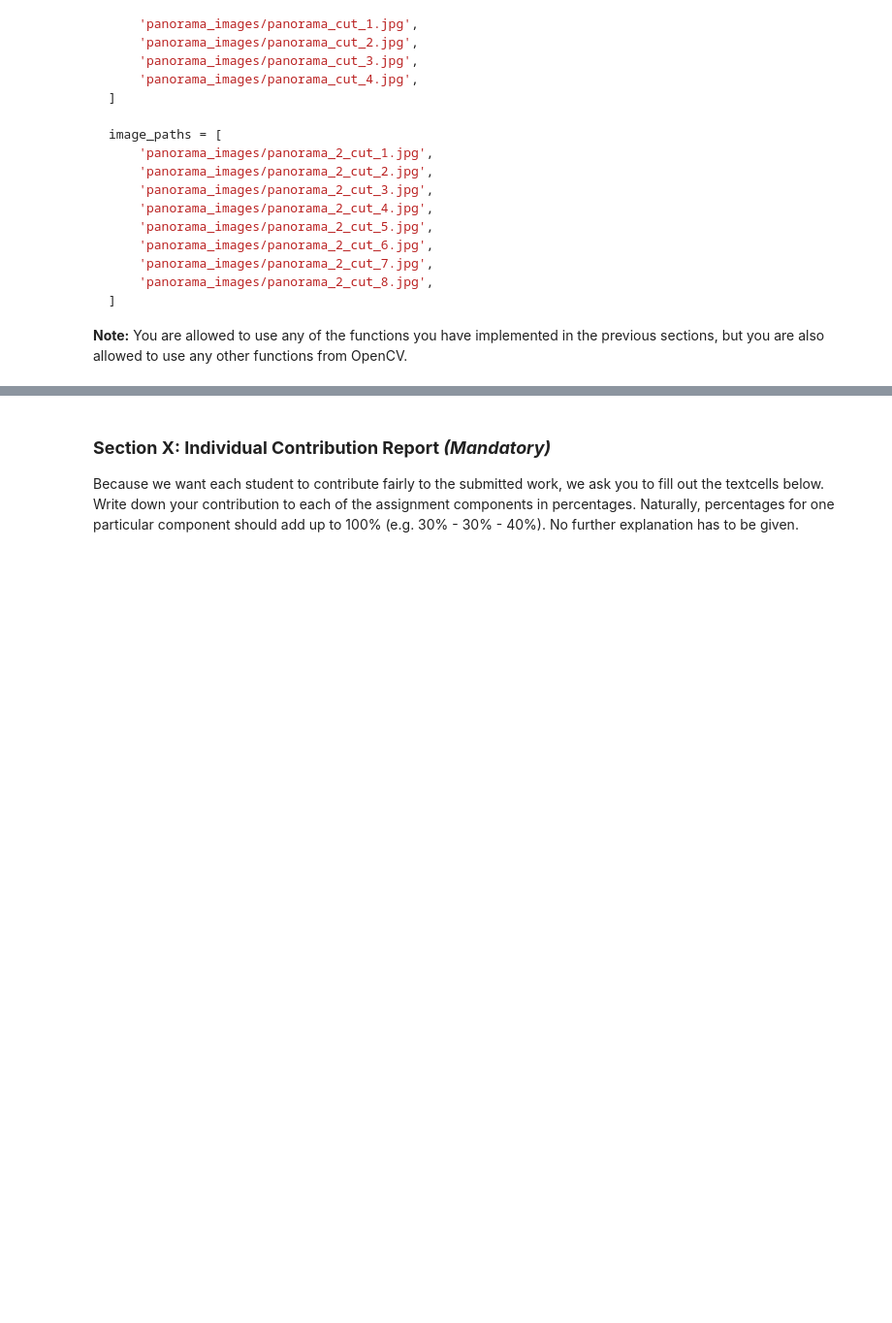
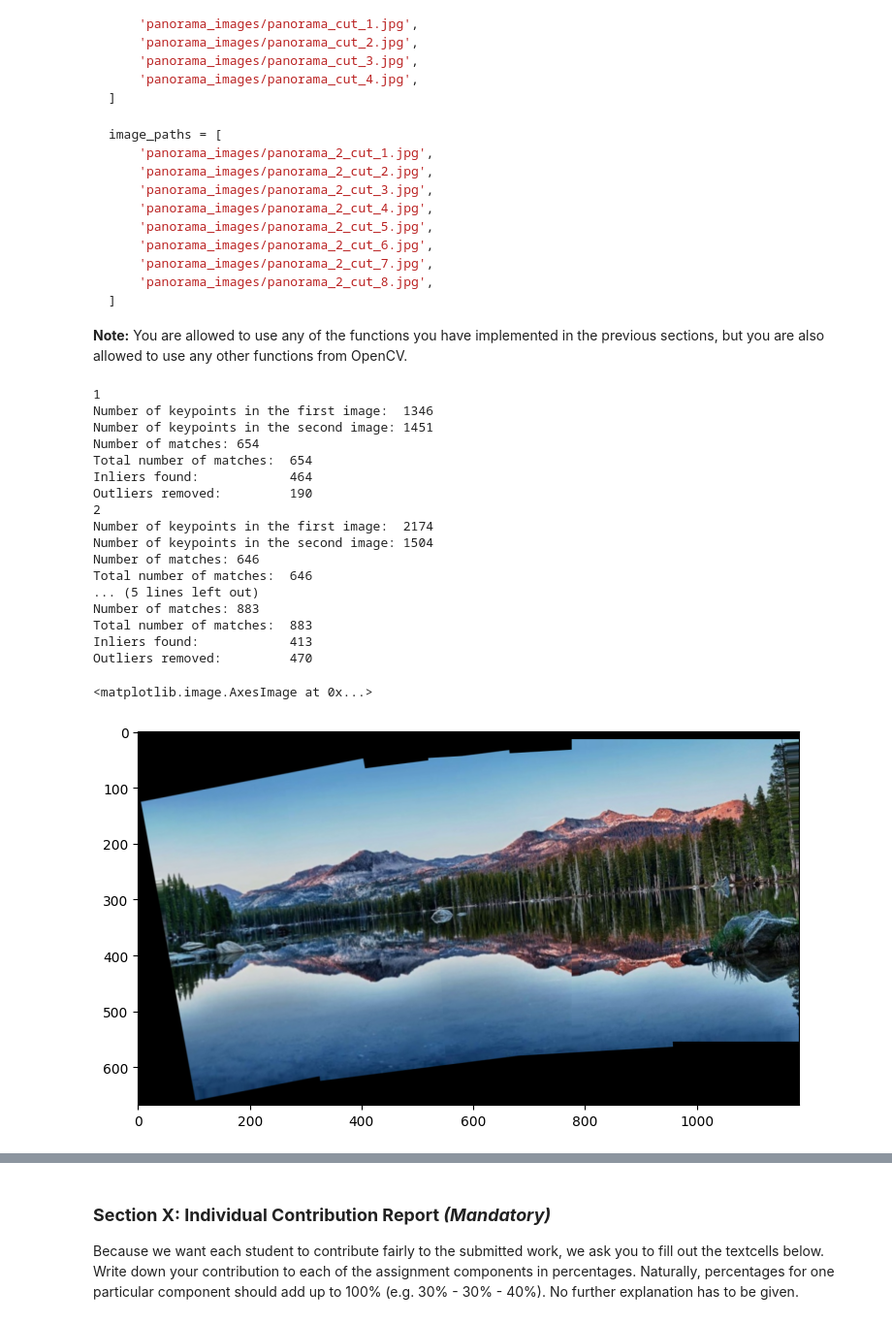
Before and after one commit to matthias-hagenauer/cv1_labs, a Jupyter notebook: cv1-lab-4/cv1-lab-4.ipynb, the cells around one changed output, grey strips where cells are left out. Shown at 97% size. Cells and saved outputs as stored; diff of their text form; code cells hidden in the pictures; blank space fills up the shorter version.

Commit message:
fixed panorama

```diff
--- a/cv1-lab-4/cv1-lab-4.ipynb
+++ b/cv1-lab-4/cv1-lab-4.ipynb
@@ -783,7 +783,7 @@ def stitch_images_together(image_1, image_2, transformation_matrix):
     h1,w1,channels = np.shape(image_1)
     h2,w2,channels = np.shape(image_2)
 
-    transformation_matrix = np.vstack((best_transformation_matrix, np.array([0,0,1])))
+    transformation_matrix = np.vstack((transformation_matrix, np.array([0,0,1])))
 
 
     corners_image_1 = np.array([[0,0,1],[w1,0,1],[w1,h1,1],[0,h1,1]],dtype='float32')     # Bottom Left, Bottom Right, Top Rigth, Top Left
@@ -937,28 +937,56 @@ def automatic_panorama_stitching(images, use_mask=True):
         stitched: The final stitched image.
     """
 
-    image_1 = cv2.imread(images[0])
-    image_1 = cv2.cvtColor(image_1, cv2.COLOR_BGR2RGB)
+    image_START = cv2.imread(images[0])
+    image_START = cv2.cvtColor(image_START, cv2.COLOR_BGR2RGB)
 
 
     for i in range(1, len(images)):
+        image_X = cv2.imread(images[i])
+        image_X = cv2.cvtColor(image_X, cv2.COLOR_BGR2RGB)
 
-        image_i = cv2.imread(images[i])
-        image_i = cv2.cvtColor(image_i, cv2.COLOR_BGR2RGB)
-
-        keypoints_image_1, keypoints_image_i, matches = get_matching_keypoints(image_1, image_i)
-        best_transformation_matrix,best_inliers = ransac_algorithm(keypoints_image_1, keypoints_image_i, matches, num_iterations=30, num_points=3, threshold=10)
-        image_1, _ = stitch_images_together(image_1, image_i, best_transformation_matrix)
-
-
-    if use_mask:
-        image_1 = crop_image(image_1, None)
+        keypoints_image_START, keypoints_image_X, matches = get_matching_keypoints(image_START, image_X)
+        best_transformation_matrix, _ = ransac_algorithm(keypoints_image_START, keypoints_image_X, matches, num_iterations=30, num_points=3, threshold=10)
+        image_START, _ = stitch_images_together(image_START, image_X, best_transformation_matrix)
 
     # YOUR CODE HERE
-    stitched = image_1
-
+    stitched = image_START
 
     return stitched
+# %%
+# YOUR CODE HERE
+image_paths = [
+    'panorama_images/panorama_cut_1.jpg',
+    'panorama_images/panorama_cut_2.jpg',
+    'panorama_images/panorama_cut_3.jpg',
+    'panorama_images/panorama_cut_4.jpg',
+]
+
+#image_paths = ['./images/genoa_beach_cut_2.jpg', './images/genoa_beach_cut_3.jpg']
+
+image = automatic_panorama_stitching(image_paths, False)
+fig, axs = plt.subplots(1, figsize=(15, 5))
+axs.imshow(image)
+# %% [output]
+1
+Number of keypoints in the first image:  1346
+Number of keypoints in the second image: 1451
+Number of matches: 654
+Total number of matches:  654
+Inliers found:            464
+Outliers removed:         190
+2
+Number of keypoints in the first image:  2174
+Number of keypoints in the second image: 1504
+Number of matches: 646
+Total number of matches:  646
+... (5 lines left out)
+Number of matches: 883
+Total number of matches:  883
+Inliers found:            413
+Outliers removed:         470
+<matplotlib.image.AxesImage at 0x...>
+[figure, added]
 # %%
 image_paths = [
     'panorama_images/panorama_2_cut_1.jpg',
```
Also changed, not shown: parts of 8 cells of this notebook.
